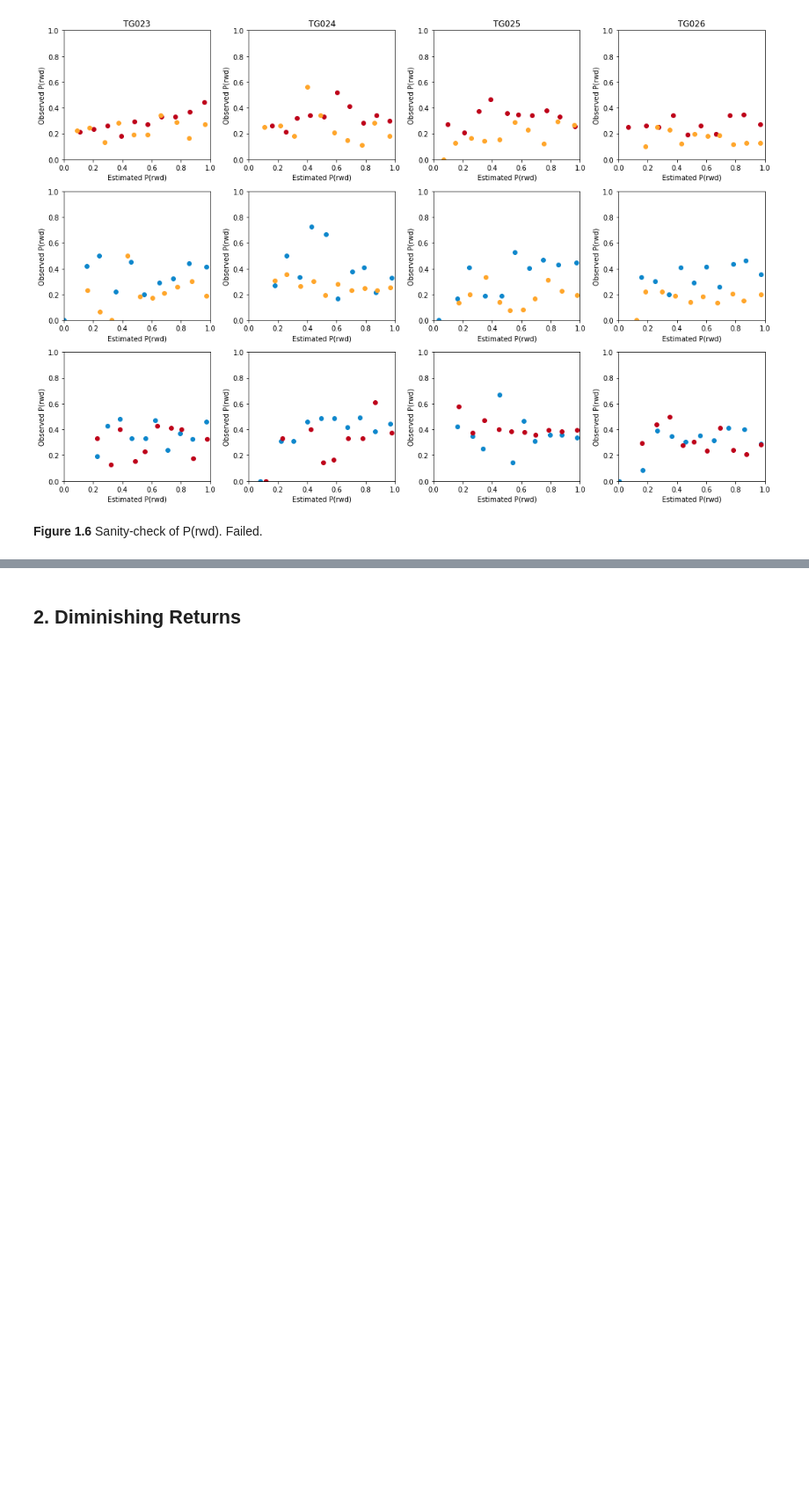
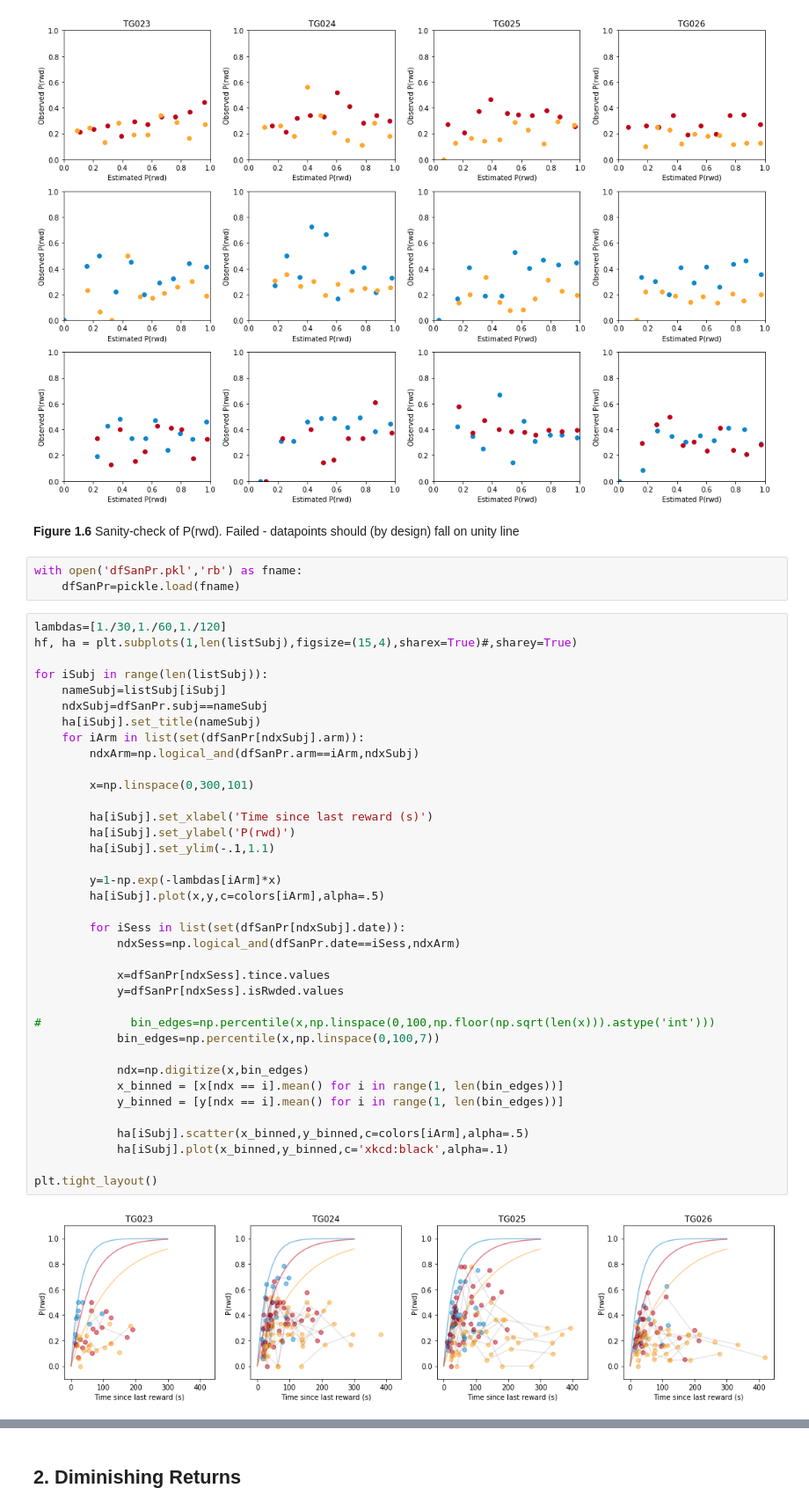
Before and after one commit to tsgouvea/3AF_report, a Jupyter notebook: 3AF_report.ipynb, the cells around one changed output, grey strips where cells are left out. Shown at 88% size. Saved outputs shown, nothing was run; the diff lists cells and outputs as text; blank space fills up the shorter version.

Commit message:
Added plots for FluxSeries

```diff
--- a/3AF_report.ipynb
+++ b/3AF_report.ipynb
@@ -341,4 +340,46 @@ plt.tight_layout()
 # %% [output]
 [figure]
 # %% [markdown]
-**Figure 1.6** Sanity-check of P(rwd). Failed.
+**Figure 1.6** Sanity-check of P(rwd). Failed - datapoints should (by design) fall on unity line
+# %%
+with open('dfSanPr.pkl','rb') as fname:
+    dfSanPr=pickle.load(fname)
+# %%
+lambdas=[1./30,1./60,1./120]
+hf, ha = plt.subplots(1,len(listSubj),figsize=(15,4),sharex=True)#,sharey=True)
+
+for iSubj in range(len(listSubj)):
+    nameSubj=listSubj[iSubj]
+    ndxSubj=dfSanPr.subj==nameSubj
+    ha[iSubj].set_title(nameSubj)
+    for iArm in list(set(dfSanPr[ndxSubj].arm)):
+        ndxArm=np.logical_and(dfSanPr.arm==iArm,ndxSubj)
+
+        x=np.linspace(0,300,101)
+
+        ha[iSubj].set_xlabel('Time since last reward (s)')
+        ha[iSubj].set_ylabel('P(rwd)')
+        ha[iSubj].set_ylim(-.1,1.1)
+
+        y=1-np.exp(-lambdas[iArm]*x)
+        ha[iSubj].plot(x,y,c=colors[iArm],alpha=.5)
+
+        for iSess in list(set(dfSanPr[ndxSubj].date)):
+            ndxSess=np.logical_and(dfSanPr.date==iSess,ndxArm)
+
+            x=dfSanPr[ndxSess].tince.values
+            y=dfSanPr[ndxSess].isRwded.values
+
+#             bin_edges=np.percentile(x,np.linspace(0,100,np.floor(np.sqrt(len(x))).astype('int')))
+            bin_edges=np.percentile(x,np.linspace(0,100,7))
+
+            ndx=np.digitize(x,bin_edges)
+            x_binned = [x[ndx == i].mean() for i in range(1, len(bin_edges))]
+            y_binned = [y[ndx == i].mean() for i in range(1, len(bin_edges))]
+
+            ha[iSubj].scatter(x_binned,y_binned,c=colors[iArm],alpha=.5)
+            ha[iSubj].plot(x_binned,y_binned,c='xkcd:black',alpha=.1)
+
+plt.tight_layout()
+# %% [output]
+[figure, added]
```
Also changed, not shown: parts of 20 cells of this notebook, 5 other files.
